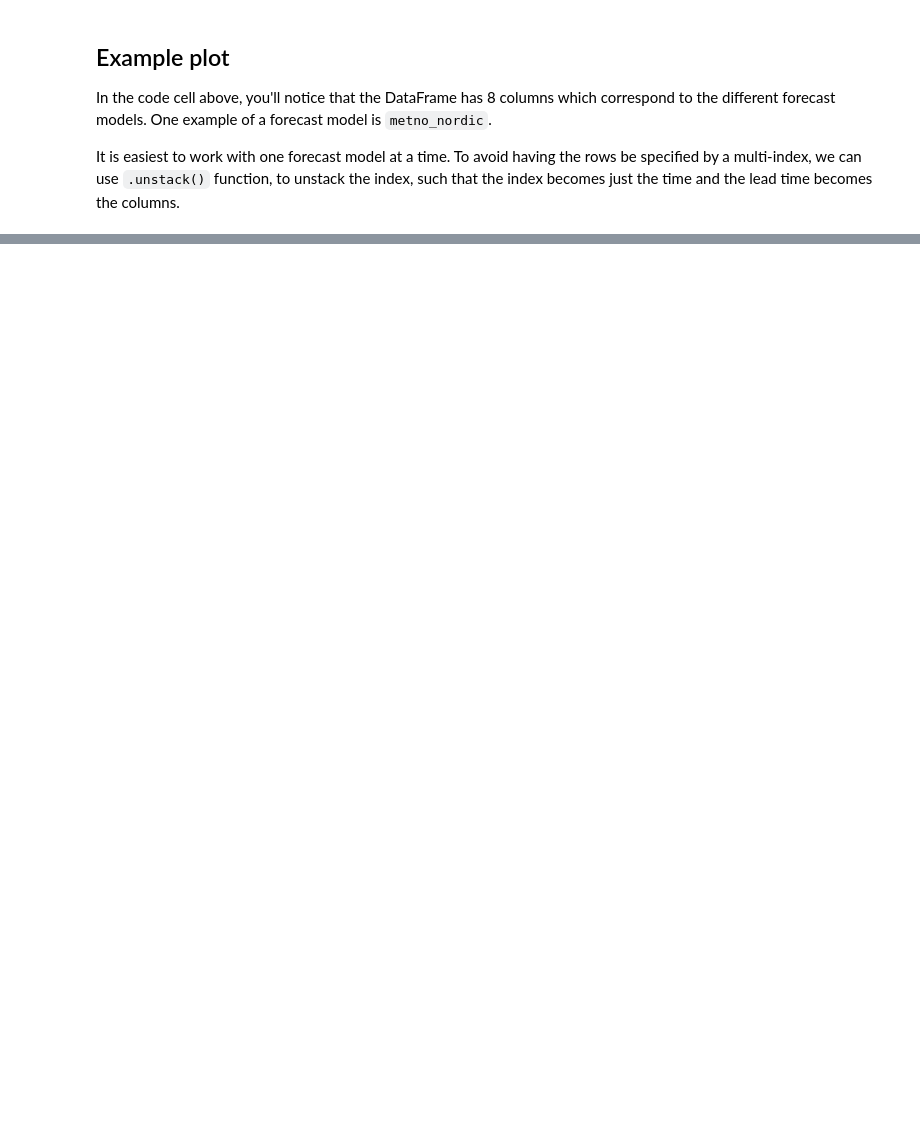
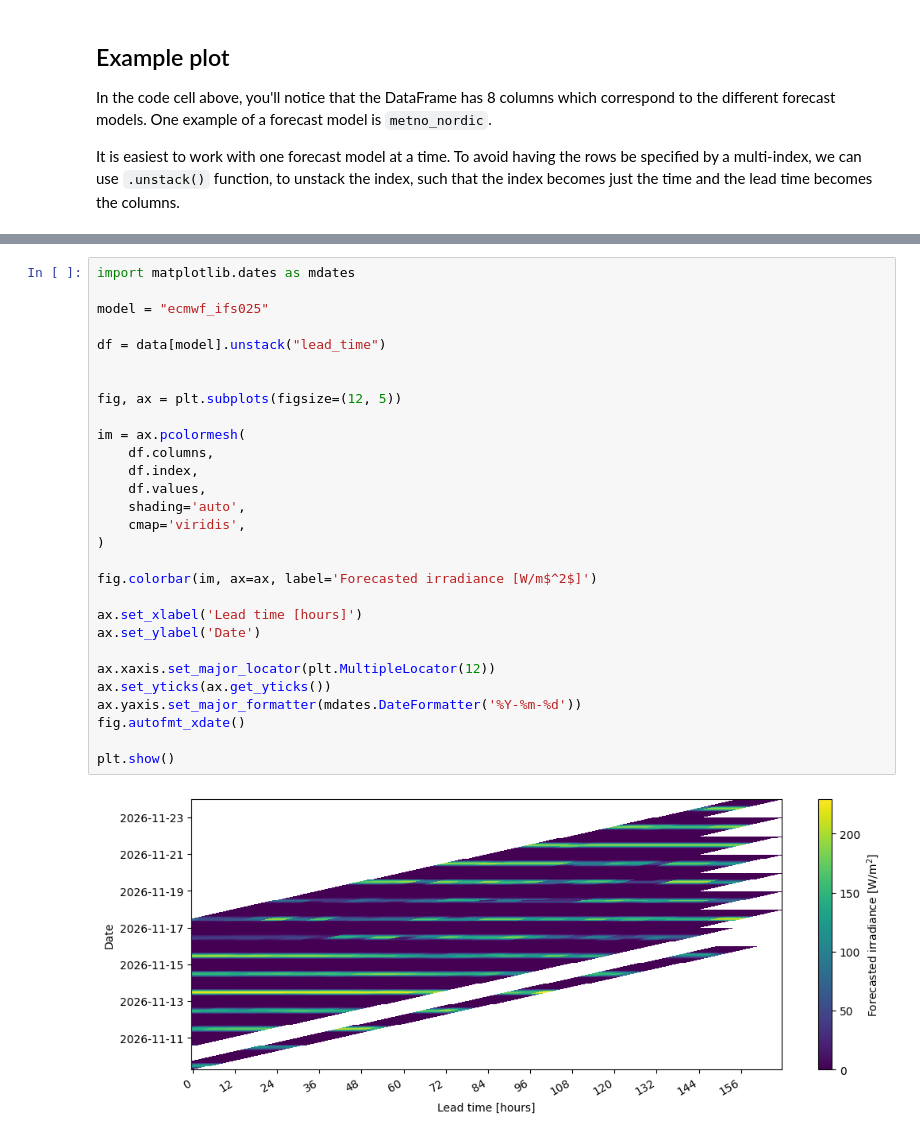
Before and after one commit to AdamRJensen/solar-resource-course-2026, a Jupyter notebook: forecast-data-parsing.ipynb, the cells around one changed output, grey strips where cells are left out. Drawn from its saved outputs; the diff is of its cells as text; blank space fills up the shorter version.

```diff
--- a/forecast-data-parsing.ipynb
+++ b/forecast-data-parsing.ipynb
@@ -116,0 +118,31 @@ plt.show()
+# %%
+import matplotlib.dates as mdates
+
+model = "ecmwf_ifs025"
+
+df = data[model].unstack("lead_time")
+
+
+fig, ax = plt.subplots(figsize=(12, 5))
+
+im = ax.pcolormesh(
+    df.columns,
+    df.index,
+    df.values,
+    shading='auto',
+    cmap='viridis',
+)
+
+fig.colorbar(im, ax=ax, label='Forecasted irradiance [W/m$^2$]')
+
+ax.set_xlabel('Lead time [hours]')
+ax.set_ylabel('Date')
+
+ax.xaxis.set_major_locator(plt.MultipleLocator(12))
+ax.set_yticks(ax.get_yticks())
+ax.yaxis.set_major_formatter(mdates.DateFormatter('%Y-%m-%d'))
+fig.autofmt_xdate()
+
+plt.show()
+# %% [output]
+[figure, added]
```
Also changed, not shown: parts of 5 cells of this notebook.
